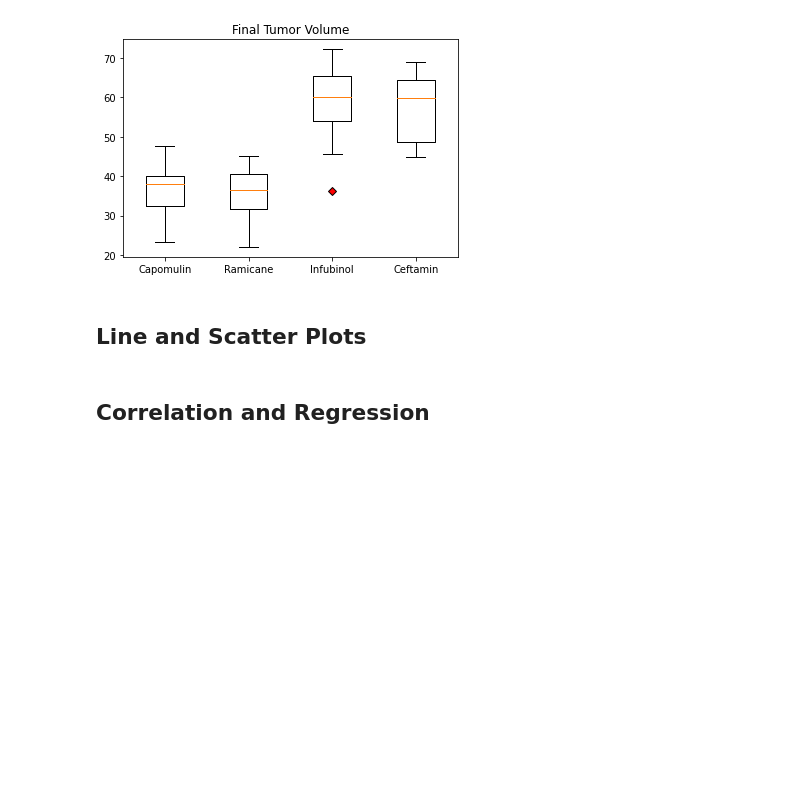
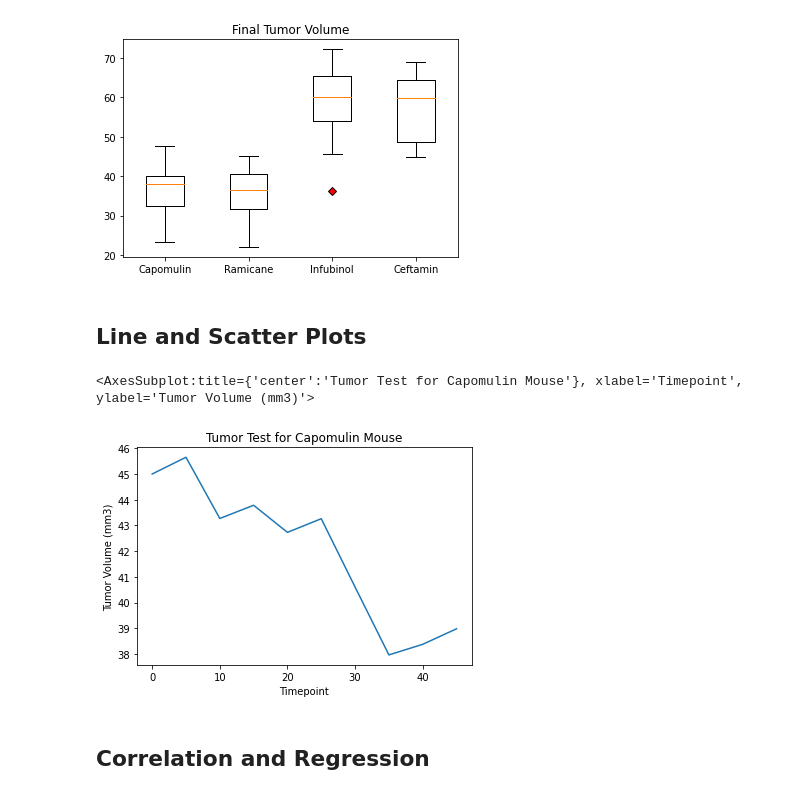
Before and after one commit to gregb23/Matplotlib-Homework, a Jupyter notebook: Pymaceuticals/pymaceuticals.ipynb, the cells around one changed output. Drawn from its saved outputs; the diff is of its cells as text; code cells hidden in the pictures; blank space fills up the shorter version.

Commit message:
completed like plot

```diff
--- a/Pymaceuticals/pymaceuticals.ipynb
+++ b/Pymaceuticals/pymaceuticals.ipynb
@@ -317,6 +317,16 @@ plt.show()
 ## Line and Scatter Plots
 # %%
 # Generate a line plot of tumor volume vs. time point for a mouse treated with Capomulin
+index_names2 = new_combine_ms_df[new_combine_ms_df['Mouse ID']!= "b128"].index
+tumor_volume_df = new_combine_ms_df.drop(index_names2)
+tumor_volume_df = tumor_volume_df.set_index("Timepoint")
+
+#line graph
+plt.ylabel('Tumor Volume (mm3)')
+tumor_volume_df["Tumor Volume (mm3)"].plot.line(title="Tumor Test for Capomulin Mouse")
+# %% [output]
+<AxesSubplot:title={'center':'Tumor Test for Capomulin Mouse'}, xlabel='Timepoint', ylabel='Tumor Volume (mm3)'>
+[figure, added]
 # %%
 # Generate a scatter plot of average tumor volume vs. mouse weight for the Capomulin regimen
 # %% [markdown]
```
